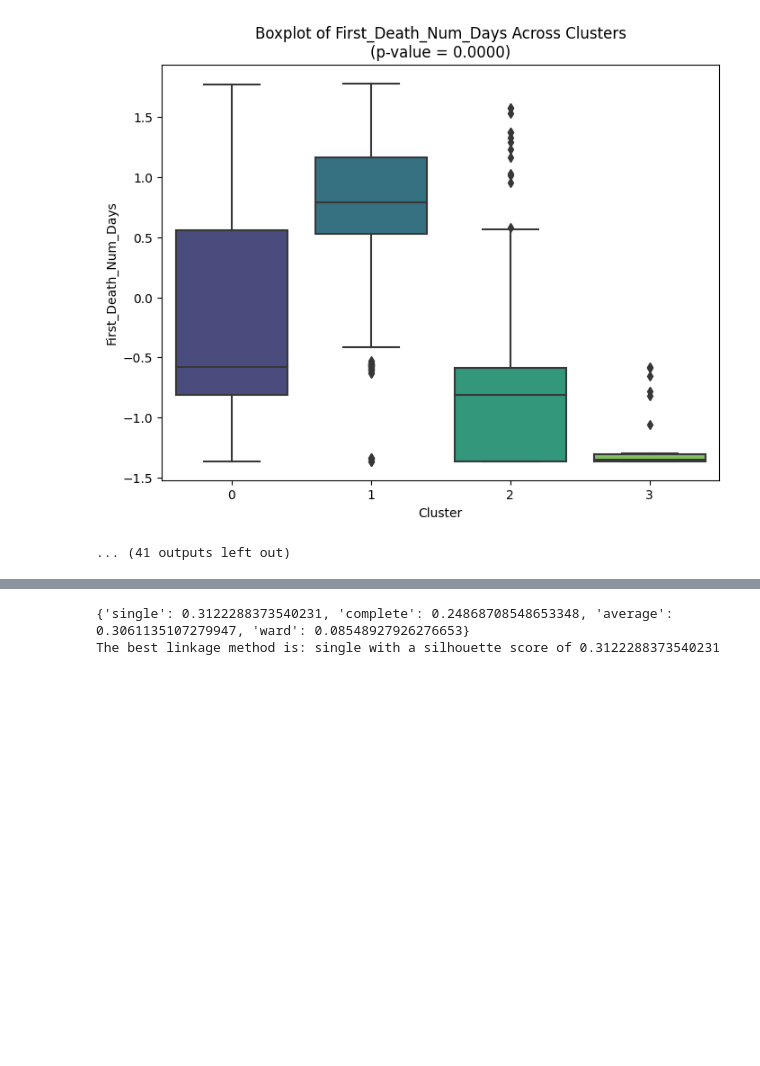
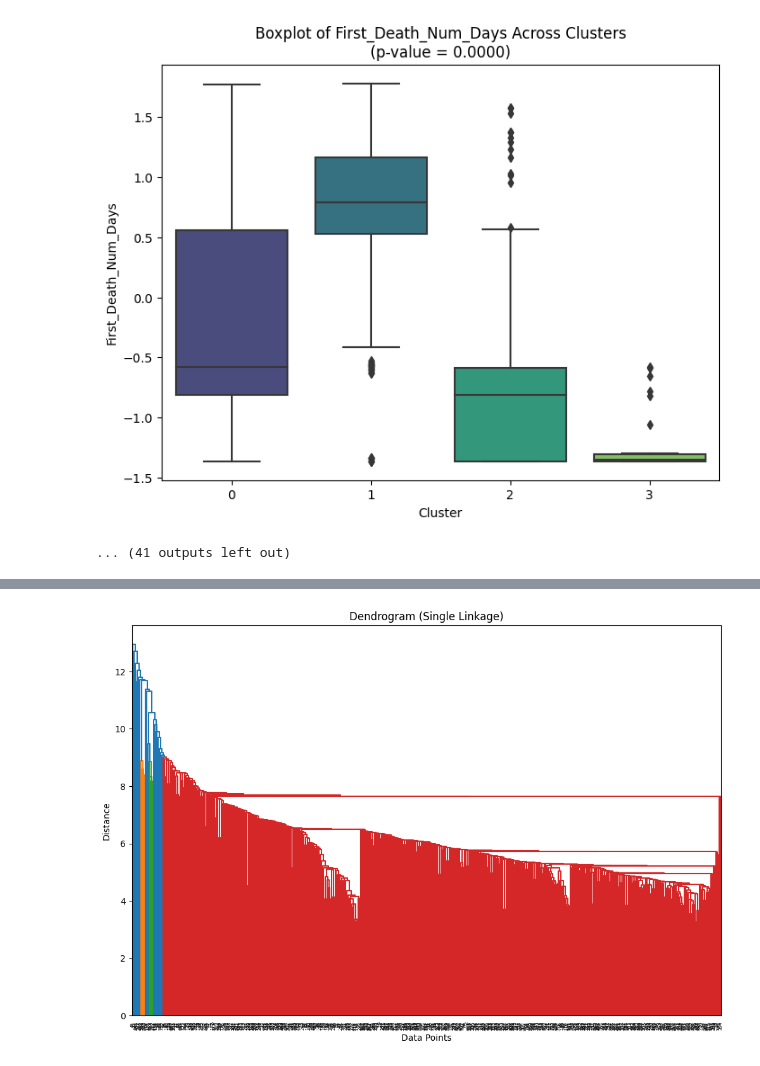
Before and after one commit to Alexander-Gebreamlak/COVID-19-Mortality-in-Ontario-Nursing-Homes, a Jupyter notebook: Covid-19 Ontario Mortality Nursing Home Analysis.ipynb, the cells around one changed output, grey strips where cells are left out. Cells and saved outputs as stored; diff of their text form; code cells hidden in the pictures; blank space fills up the shorter version.

```diff
--- a/Covid-19 Ontario Mortality Nursing Home Analysis.ipynb
+++ b/Covid-19 Ontario Mortality Nursing Home Analysis.ipynb
@@ -1179,32 +1207,14 @@ plt.show()
-# %%
-
-# Define linkage methods to evaluate
-linkage_methods = ['single', 'complete', 'average', 'ward']
-sil_scores = {}
-
-# Loop through each linkage method and calculate silhouette score
-for method in linkage_methods:
-    # Perform Hierarchical Clustering using the current linkage method
-    linked = linkage(x, method=method)
-
-    # Cut the dendrogram to form a specific number of clusters (e.g., 5 clusters)
-    clusters = fcluster(linked, 5, criterion='maxclust')
-
-    # Compute silhouette score for the clusters
-    sil_score = silhouette_score(x, clusters)
-
-    # Store the silhouette score for each method
-    sil_scores[method] = sil_score
-
-# Print the silhouette scores for each method
-print(sil_scores)
-
-# Find the linkage method with the highest silhouette score
-best_method = max(sil_scores, key=sil_scores.get)
-print(f"The best linkage method is: {best_method} with a silhouette score of {sil_scores[best_method]}")
-# %% [output]
-{'single': 0.3122288373540231, 'complete': 0.24868708548653348, 'average': 0.3061135107279947, 'ward': 0.08548927926276653}
-The best linkage method is: single with a silhouette score of 0.3122288373540231
+# %%
+# Plot dendrogram with clustered data points
+plt.figure(figsize=(12, 8))
+dendrogram(linked, labels=x.index)
+linkage_method = 'single'
+plt.title(f"Dendrogram ({linkage_method.capitalize()} Linkage)")
+plt.xlabel("Data Points")
+plt.ylabel("Distance")
+plt.show()
+# %% [output]
+[figure, added]
 # %%
 # Standardize the data
 scaler = StandardScaler()
```
Also changed, not shown: parts of 7 cells of this notebook.
